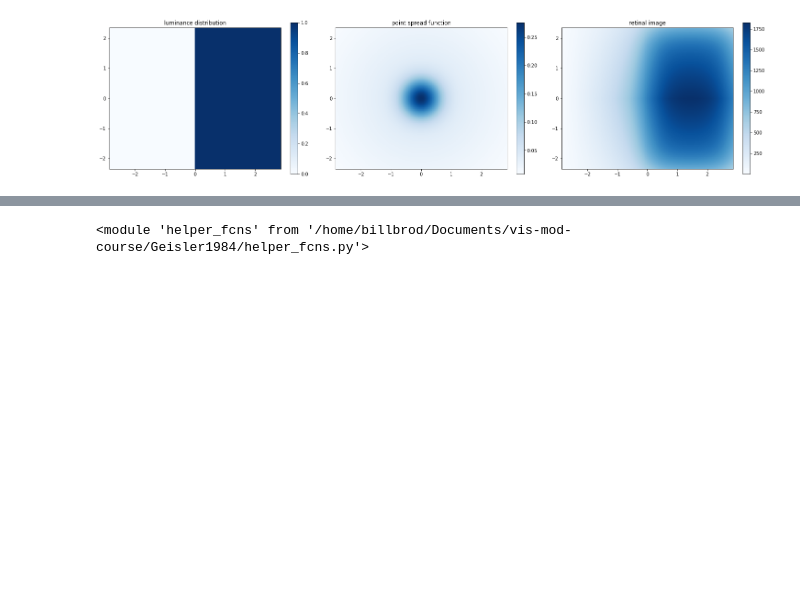
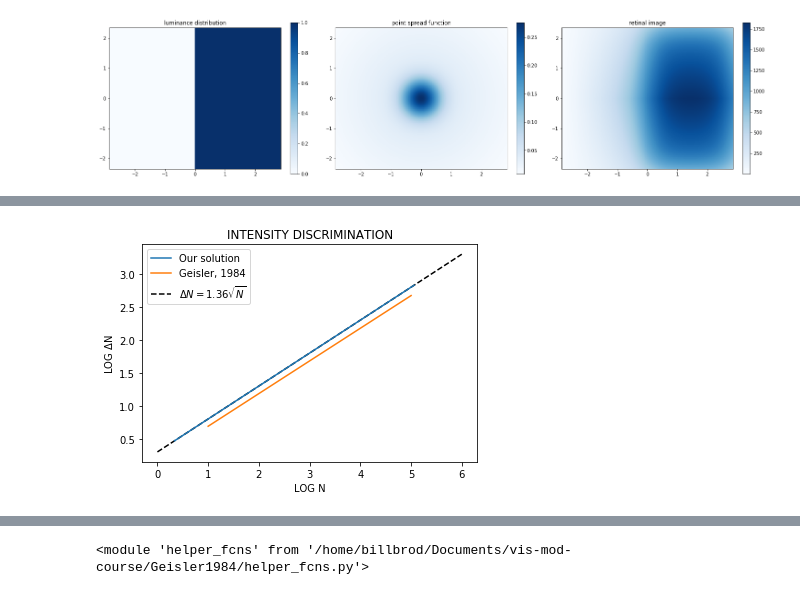
Before and after one commit to WinawerLab/vis-mod-course, a Jupyter notebook: Geisler1984/Geisler1984.ipynb, the cells around one changed output, grey strips where cells are left out. Drawn from its saved outputs; the diff is of its cells as text; code cells hidden in the pictures; blank space fills up the shorter version.

```diff
--- a/Geisler1984/Geisler1984.ipynb
+++ b/Geisler1984/Geisler1984.ipynb
@@ -199,0 +198,4 @@ To do that, need to write some wrapper functions that do everything from beginni
+# %%
+solts = hf.figure4([.2, .5, .75, 1, 2, 3, 4, 5, 6, 10, 15, 20, 50], 1.36)
+# %% [output]
+[figure, added]
```
Also changed, not shown: parts of 19 cells of this notebook, 1 other file.
